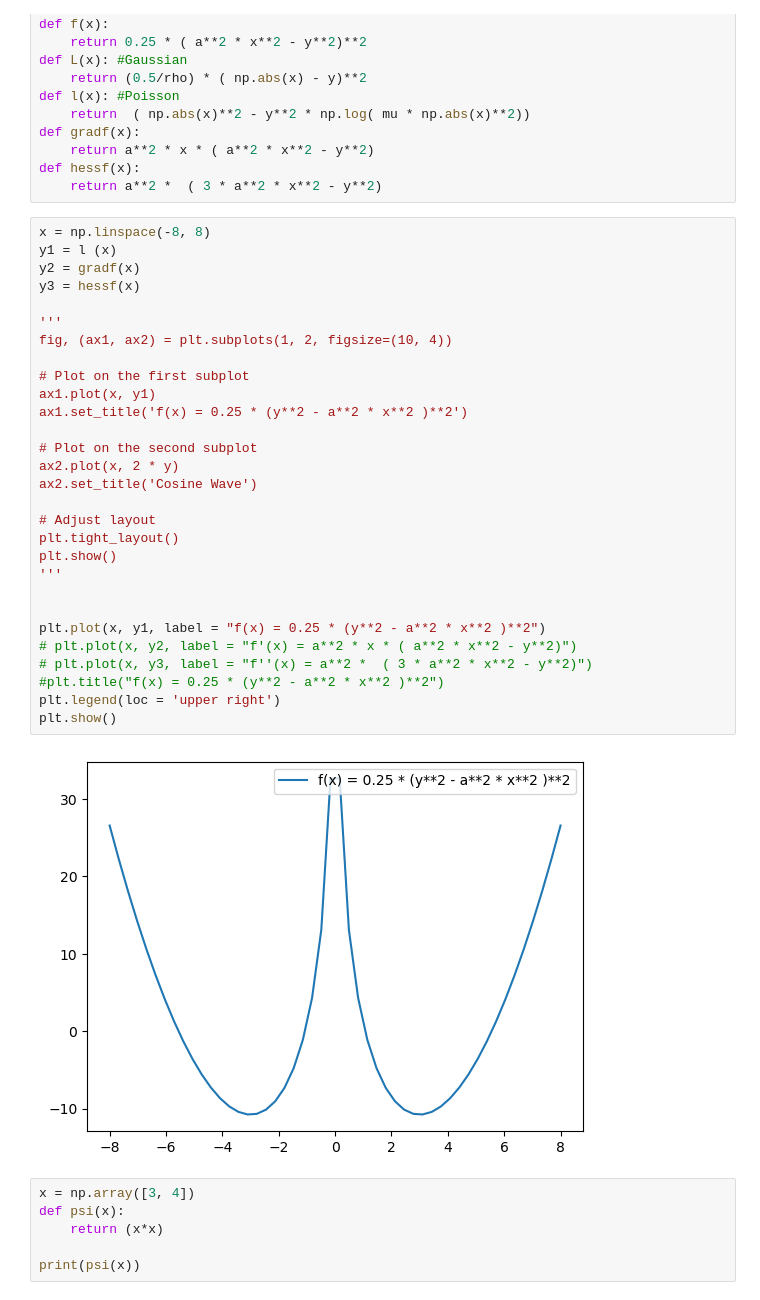
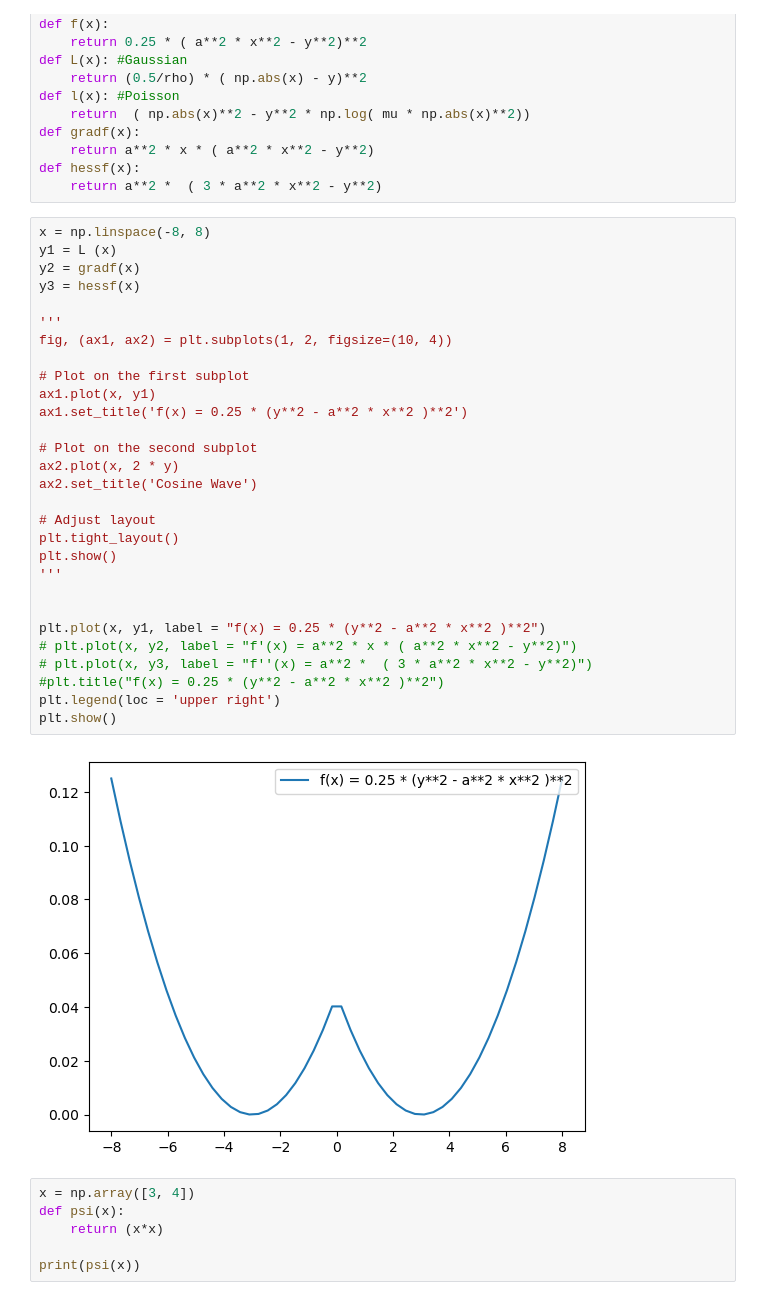
Before and after one commit to JeremieSefo/PhaseRetrievalMirror, a Jupyter notebook: non_convex.ipynb, the cells around one changed output. Cells and saved outputs as stored; diff of their text form.

```diff
--- a/non_convex.ipynb
+++ b/non_convex.ipynb
@@ -52,35 +52,35 @@ def hessf(x):
     return a**2 *  ( 3 * a**2 * x**2 - y**2)
 # %%
 x = np.linspace(-8, 8)
-y1 = l (x)
+y1 = L (x)
 y2 = gradf(x)
 y3 = hessf(x)
 
 '''
 fig, (ax1, ax2) = plt.subplots(1, 2, figsize=(10, 4))
 
 # Plot on the first subplot
 ax1.plot(x, y1)
 ax1.set_title('f(x) = 0.25 * (y**2 - a**2 * x**2 )**2')
 
 # Plot on the second subplot
 ax2.plot(x, 2 * y)
 ax2.set_title('Cosine Wave')
 
 # Adjust layout
 plt.tight_layout()
 plt.show()
 '''
 
 
 plt.plot(x, y1, label = "f(x) = 0.25 * (y**2 - a**2 * x**2 )**2")
 # plt.plot(x, y2, label = "f'(x) = a**2 * x * ( a**2 * x**2 - y**2)")
 # plt.plot(x, y3, label = "f''(x) = a**2 *  ( 3 * a**2 * x**2 - y**2)")
 #plt.title("f(x) = 0.25 * (y**2 - a**2 * x**2 )**2")
 plt.legend(loc = 'upper right')
 plt.show()
 # %% [output]
-[figure, old version]
+[figure, new version]
 # %%
 x = np.array([3, 4])
 def psi(x):
```
Also changed, not shown: 4 other files.
